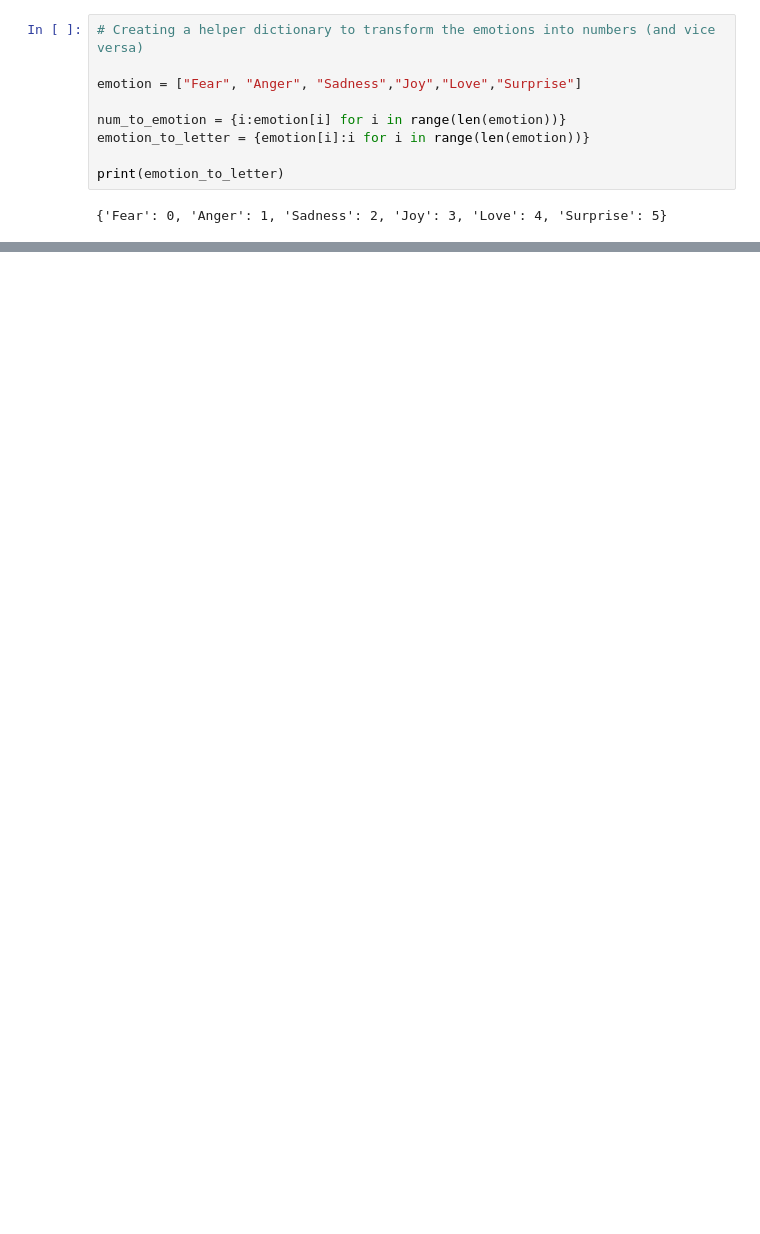
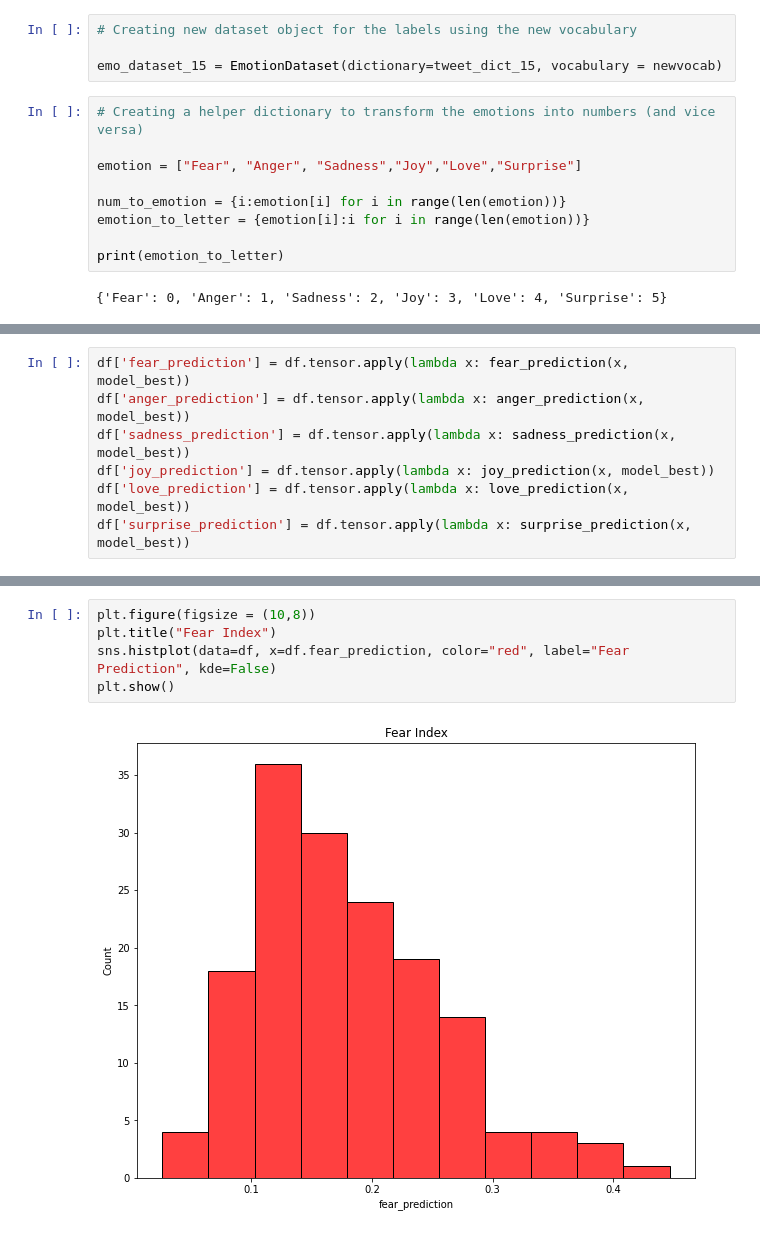
Before and after one commit to skbetz54/Samuel_DATA606, a Jupyter notebook: Notebooks/Articles_Testing.ipynb, the cells around one changed output, grey strips where cells are left out. Drawn from its saved outputs; the diff is of its cells as text; blank space fills up the shorter version.

```diff
--- a/Notebooks/Articles_Testing.ipynb
+++ b/Notebooks/Articles_Testing.ipynb
@@ -170,3 +345,7 @@ Now that our trained model is loaded, all we have to do is predict on each sampl
+# %%
+# Creating new dataset object for the labels using the new vocabulary
+
+emo_dataset_15 = EmotionDataset(dictionary=tweet_dict_15, vocabulary = newvocab)
 # %%
 # Creating a helper dictionary to transform the emotions into numbers (and vice versa)
 
@@ -248,0 +509,7 @@ plt.show()
+# %%
+df['fear_prediction'] = df.tensor.apply(lambda x: fear_prediction(x, model_best))
+df['anger_prediction'] = df.tensor.apply(lambda x: anger_prediction(x, model_best))
+df['sadness_prediction'] = df.tensor.apply(lambda x: sadness_prediction(x, model_best))
+df['joy_prediction'] = df.tensor.apply(lambda x: joy_prediction(x, model_best))
+df['love_prediction'] = df.tensor.apply(lambda x: love_prediction(x, model_best))
+df['surprise_prediction'] = df.tensor.apply(lambda x: surprise_prediction(x, model_best))
@@ -248,0 +525,7 @@ plt.show()
+# %%
+plt.figure(figsize = (10,8))
+plt.title("Fear Index")
+sns.histplot(data=df, x=df.fear_prediction, color="red", label="Fear Prediction", kde=False)
+plt.show()
+# %% [output]
+[figure, added]
```
Also changed, not shown: parts of 38 cells of this notebook.
